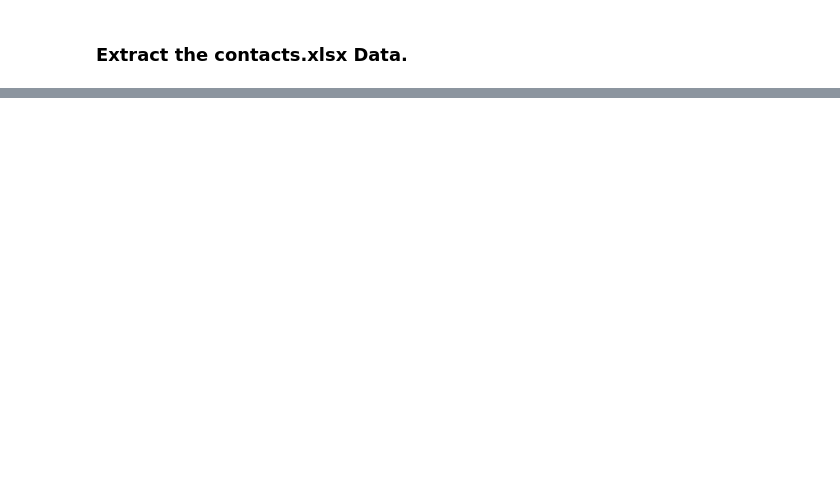
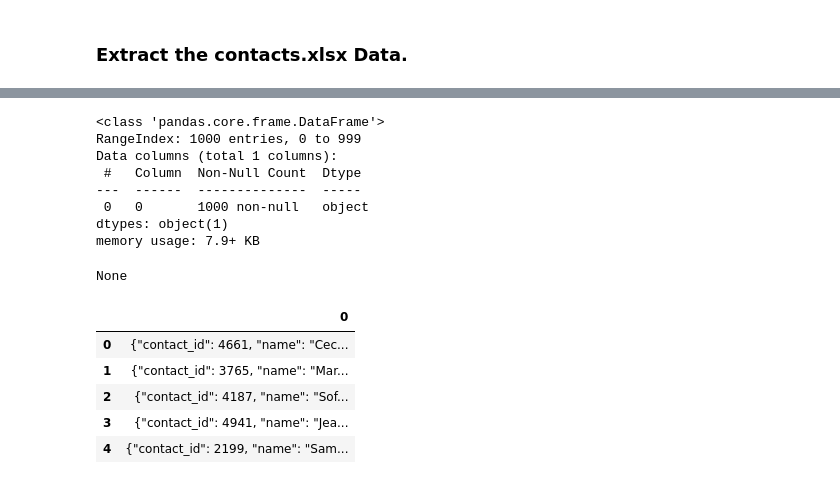
Before and after one commit to eugchien/project_2_group_11, a Jupyter notebook: Starter_Files/ETL_Mini_Project_Starter_Code.ipynb, the cells around one changed output, grey strips where cells are left out. Drawn from its saved outputs; the diff is of its cells as text; code cells hidden in the pictures; blank space fills up the shorter version.

```diff
--- a/Starter_Files/ETL_Mini_Project_Starter_Code.ipynb
+++ b/Starter_Files/ETL_Mini_Project_Starter_Code.ipynb
@@ -420,0 +346,21 @@ memory usage: 31.4+ KB
+# %%
+# Grab the useful rows.
+contacts_df = contacts_df.iloc[4:].reset_index(drop = True)
+display(contacts_df.info())
+display(contacts_df.head())
+# %% [output]
+<class 'pandas.core.frame.DataFrame'>
+RangeIndex: 1000 entries, 0 to 999
+Data columns (total 1 columns):
+ #   Column  Non-Null Count  Dtype
+---  ------  --------------  -----
+ 0   0       1000 non-null   object
+dtypes: object(1)
+memory usage: 7.9+ KB
+None
+|  | 0 |
+| 0 | {"contact_id": 4661, "name": "Cec... |
+| 1 | {"contact_id": 3765, "name": "Mar... |
+| 2 | {"contact_id": 4187, "name": "Sof... |
+| 3 | {"contact_id": 4941, "name": "Jea... |
+| 4 | {"contact_id": 2199, "name": "Sam... |
```
Also changed, not shown: parts of 26 cells of this notebook, 4 other files.
